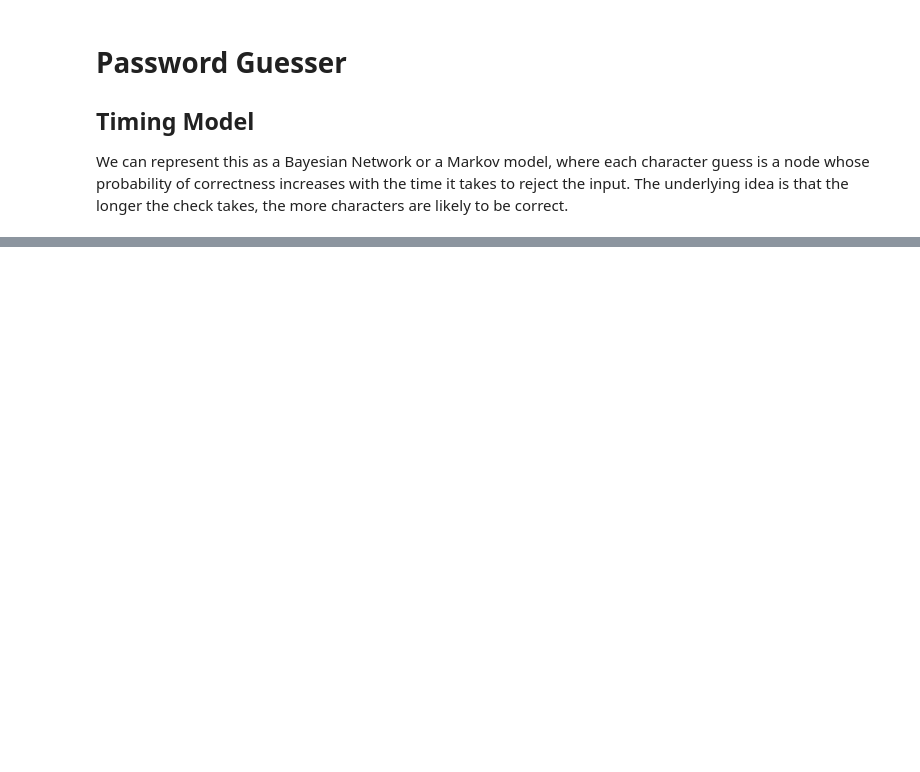
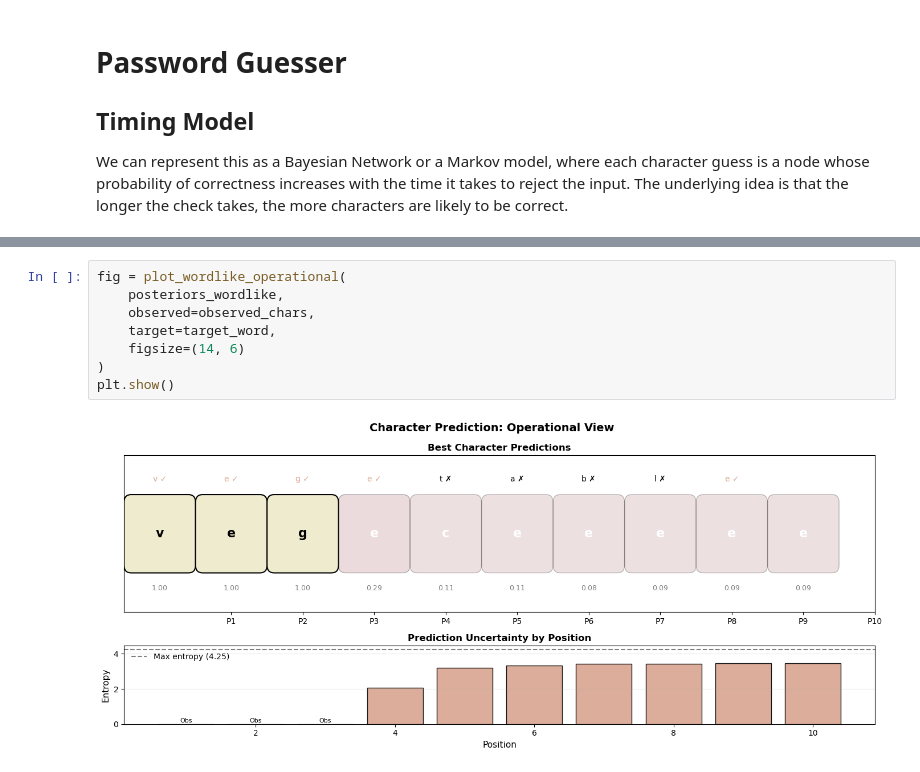
Before and after one commit to ek976/cybersecurity_pgm, a Jupyter notebook: hacking_examples_with_pgm.ipynb, the cells around one changed output, grey strips where cells are left out. Drawn from its saved outputs; the diff is of its cells as text; blank space fills up the shorter version.

```diff
--- a/hacking_examples_with_pgm.ipynb
+++ b/hacking_examples_with_pgm.ipynb
@@ -885,0 +195,10 @@ Hybrid accuracy: 6/7 = 85.71%
+# %%
+fig = plot_wordlike_operational(
+    posteriors_wordlike,
+    observed=observed_chars,
+    target=target_word,
+    figsize=(14, 6)
+)
+plt.show()
+# %% [output]
+[figure, added]
```
Also changed, not shown: parts of 49 cells of this notebook, 28 other files.
